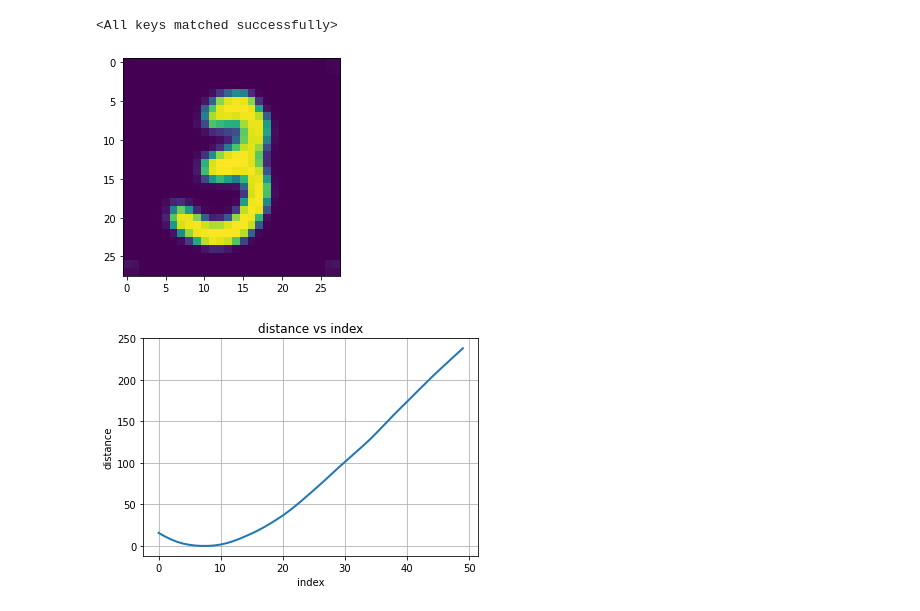
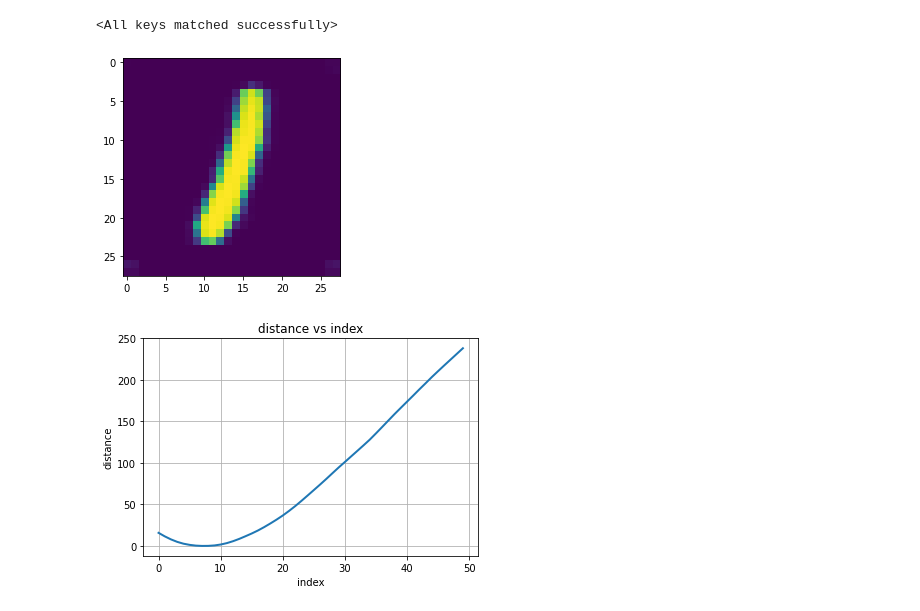
Before and after one commit to Msadat97/fairness-vision, a Jupyter notebook: MNIST_VAE.ipynb, the cells around one changed output. Saved outputs shown, nothing was run; the diff lists cells and outputs as text; code cells hidden in the pictures.

```diff
--- a/MNIST_VAE.ipynb
+++ b/MNIST_VAE.ipynb
@@ -65,13 +65,14 @@ clf.load_state_dict(torch.load('saved_models/latent_state_dict_v1'))
 <All keys matched successfully>
 # %%
 vae.eval()
-x_train = data.get_data('x_train').cuda()
-z, _, _ = vae.encoder_forward(x_train[10:11])
+x_train = data.get_data('x_test').cuda()
+idx = np.random.randint(0, len(x_train))
+z, _, _ = vae.encoder_forward(x_train[idx:idx+1])
 im = vae.decoder_forward(z).detach().cpu()
 im_to_show = im.numpy()[0,0]
 plt.imshow(im_to_show)
 plt.show()
 # %% [output]
-[figure, old version]
+[figure, new version]
 # %%
 # features, _ = clf.forward(im.cuda())
```
Also changed, not shown: parts of 1 cell of this notebook, 38 other files.
